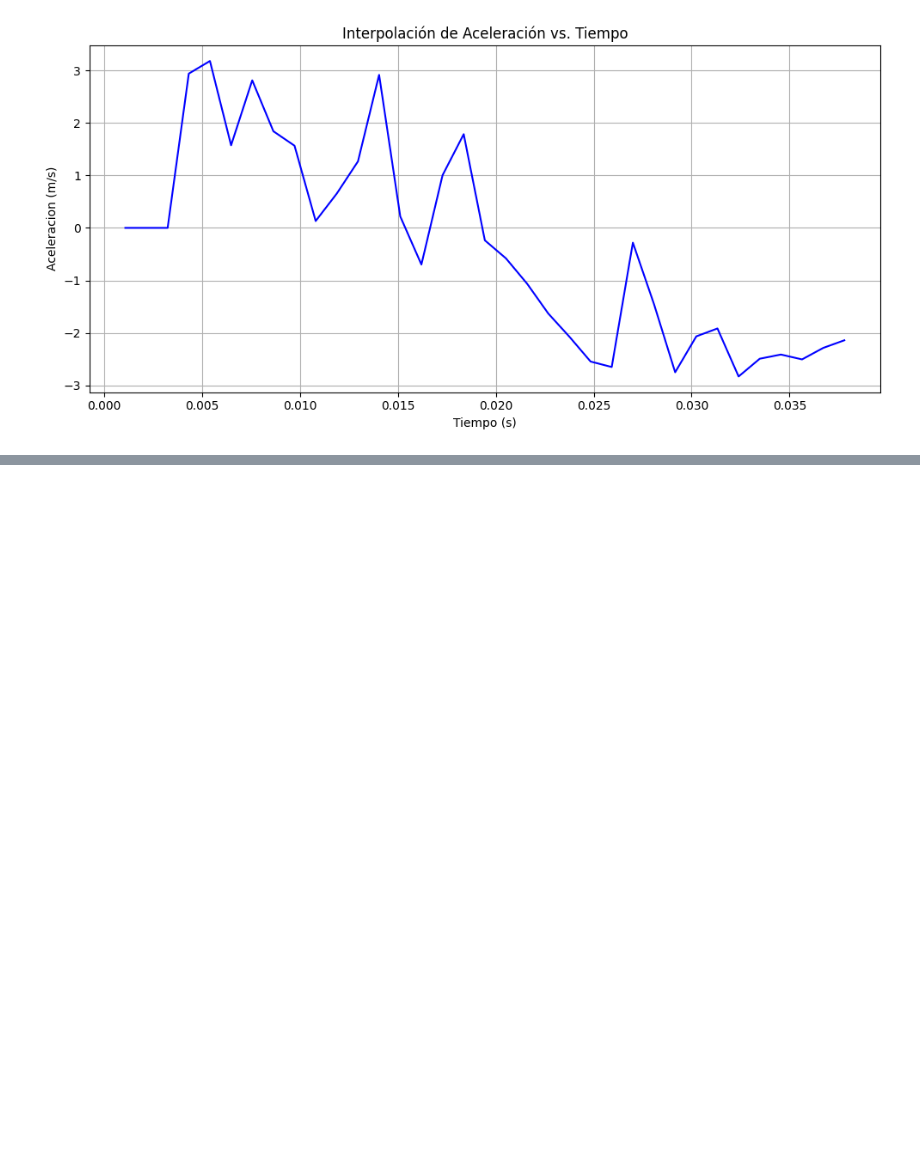
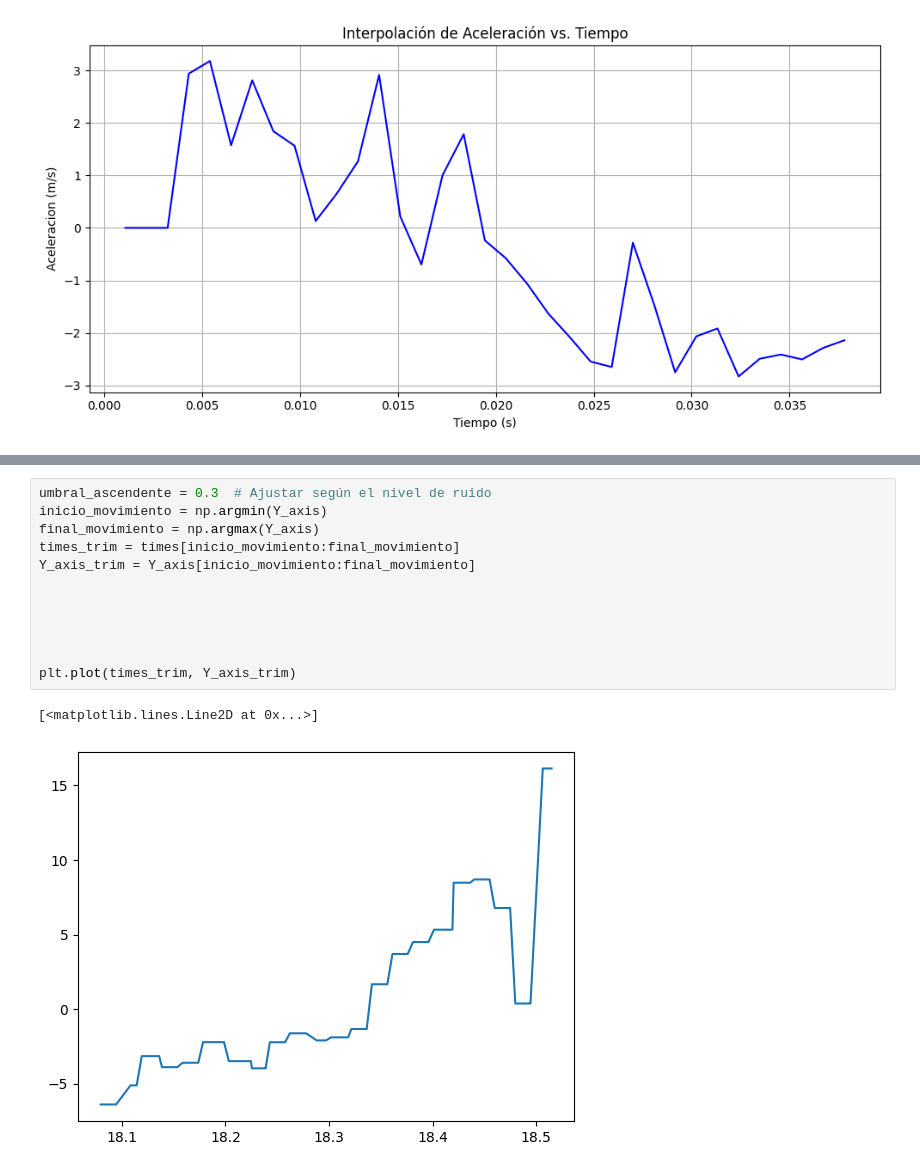
Before and after one commit to Daniesmor/neural_adr_encoder, a Jupyter notebook: Untitled.ipynb, the cells around one changed output, grey strips where cells are left out. Saved outputs shown, nothing was run; the diff lists cells and outputs as text; blank space fills up the shorter version.

```diff
--- a/Untitled.ipynb
+++ b/Untitled.ipynb
@@ -218,0 +254,15 @@ plt.show()
+# %%
+umbral_ascendente = 0.3  # Ajustar según el nivel de ruido
+inicio_movimiento = np.argmin(Y_axis)
+final_movimiento = np.argmax(Y_axis)
+times_trim = times[inicio_movimiento:final_movimiento]
+Y_axis_trim = Y_axis[inicio_movimiento:final_movimiento]
+
+
+
+
+
+plt.plot(times_trim, Y_axis_trim)
+# %% [output]
+[<matplotlib.lines.Line2D at 0x...>]
+[figure, added]
```
Also changed, not shown: parts of 7 cells of this notebook, 1 other file.
